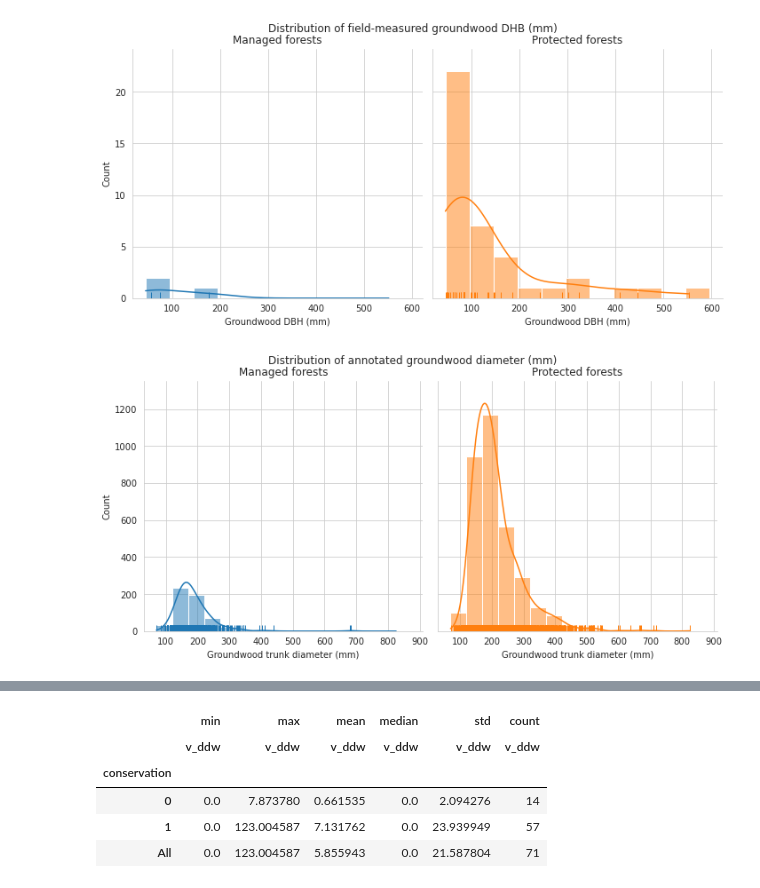
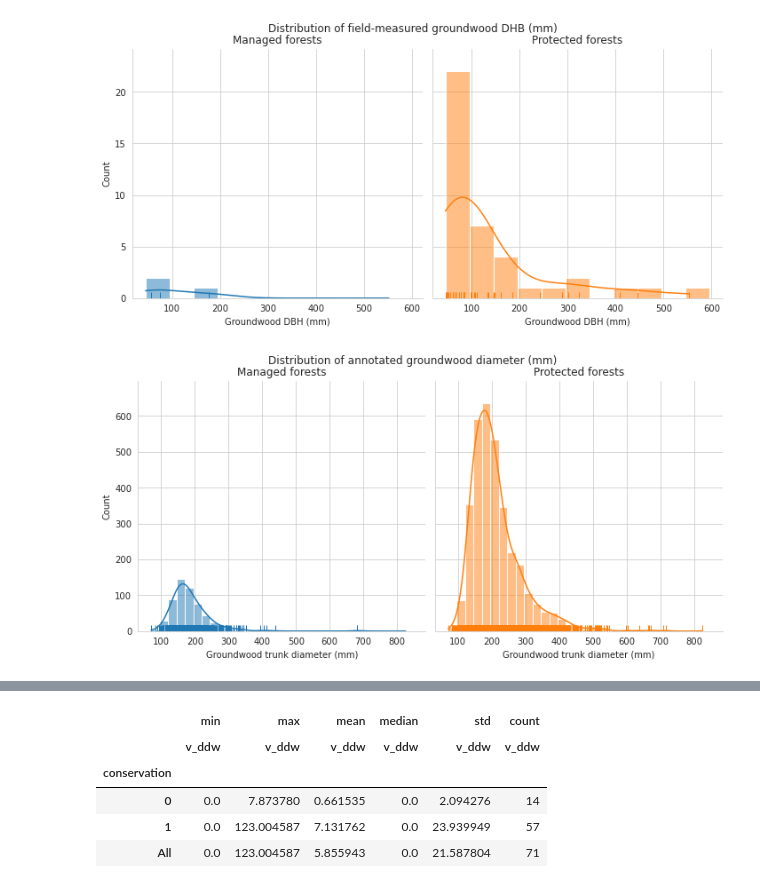
Before and after one commit to mayrajeo/maskrcnn-deadwood, a Jupyter notebook: notebooks/6_result_comparison_with_field_data.ipynb, the cells around one changed output, grey strips where cells are left out. Cells and saved outputs as stored; diff of their text form; code cells hidden in the pictures.

```diff
--- a/notebooks/6_result_comparison_with_field_data.ipynb
+++ b/notebooks/6_result_comparison_with_field_data.ipynb
@@ -1122,12 +978,12 @@ plt.show()
 # %%
 evo_anns_in_plots['diam'] = evo_anns_in_plots.geometry.apply(lambda row: np.mean(get_three_point_diams(row))) * 1000
 g = sns.displot(data=evo_anns[(evo_anns.label=='groundwood')], x='diam',
-                kde=True, rug=True, col='conservation', hue='conservation', legend=False, binwidth=50)
+                kde=True, rug=True, col='conservation', hue='conservation', legend=False, binwidth=25)
 g.fig.subplots_adjust(top=.9)
 g.fig.suptitle('Distribution of annotated groundwood diameter (mm)')
 g.axes[0,0].set_title('Managed forests')
 g.axes[0,1].set_title('Protected forests')
 g.set_xlabels('Groundwood trunk diameter (mm)')
 plt.show()
 # %% [output]
-[figure, old version]
+[figure, new version]
```
Also changed, not shown: parts of 88 cells of this notebook.
